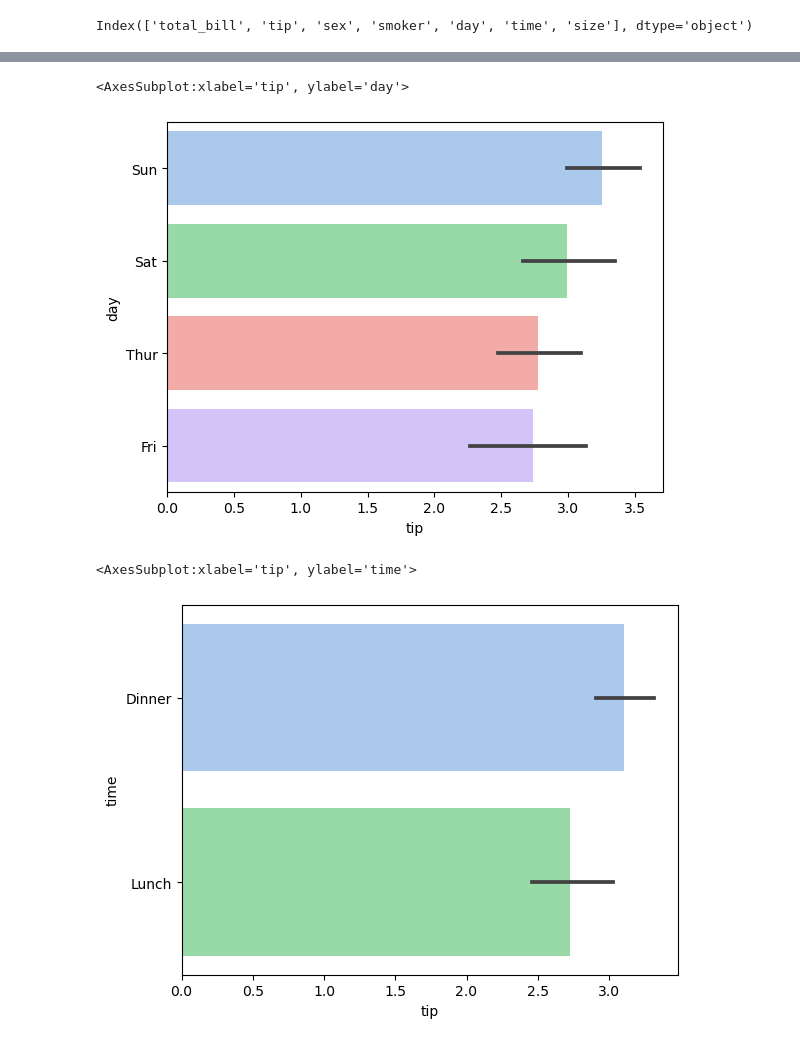
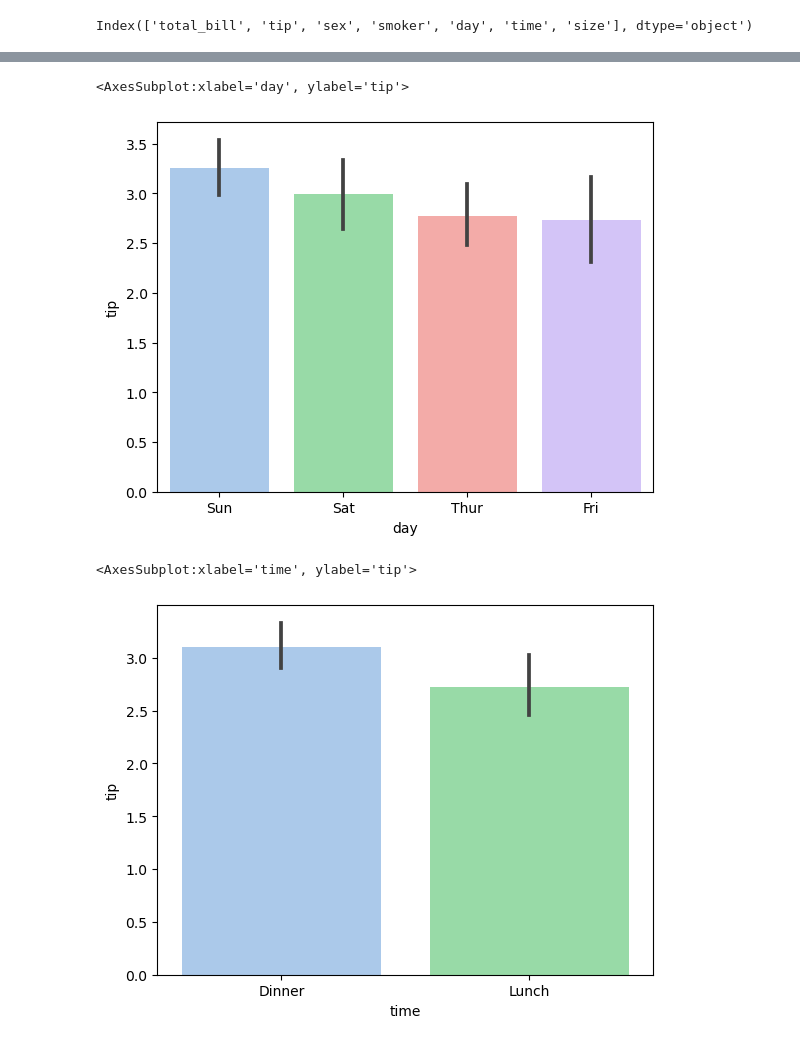
Before and after one commit to Anugrahig/LM-BD-March, a Jupyter notebook: march_bigdata/ml/seaborn/01_seaborn_intro.ipynb, the cells around one changed output, grey strips where cells are left out. Cells and saved outputs as stored; diff of their text form; code cells hidden in the pictures.

```diff
--- a/march_bigdata/ml/seaborn/01_seaborn_intro.ipynb
+++ b/march_bigdata/ml/seaborn/01_seaborn_intro.ipynb
@@ -124,11 +118,11 @@ sns.barplot(x="tip",y="smoker",data=df,palette="pastel6")
 # %%
-sns.barplot(x="tip",y="day",data=df,palette="pastel6")
+sns.barplot(y="tip",x="day",data=df,palette="pastel6")
 # %% [output]
-<AxesSubplot:xlabel='tip', ylabel='day'>
+<AxesSubplot:xlabel='day', ylabel='tip'>
-[figure, old version]
+[figure, new version]
 # %%
-sns.barplot(x="tip",y="time",data=df,palette="pastel6")
+sns.barplot(y="tip",x="time",data=df,palette="pastel6")
 # %% [output]
-<AxesSubplot:xlabel='tip', ylabel='time'>
+<AxesSubplot:xlabel='time', ylabel='tip'>
-[figure, old version]
+[figure, new version]
 # %%
```
Also changed, not shown: parts of 9 cells of this notebook, 6 other files.
